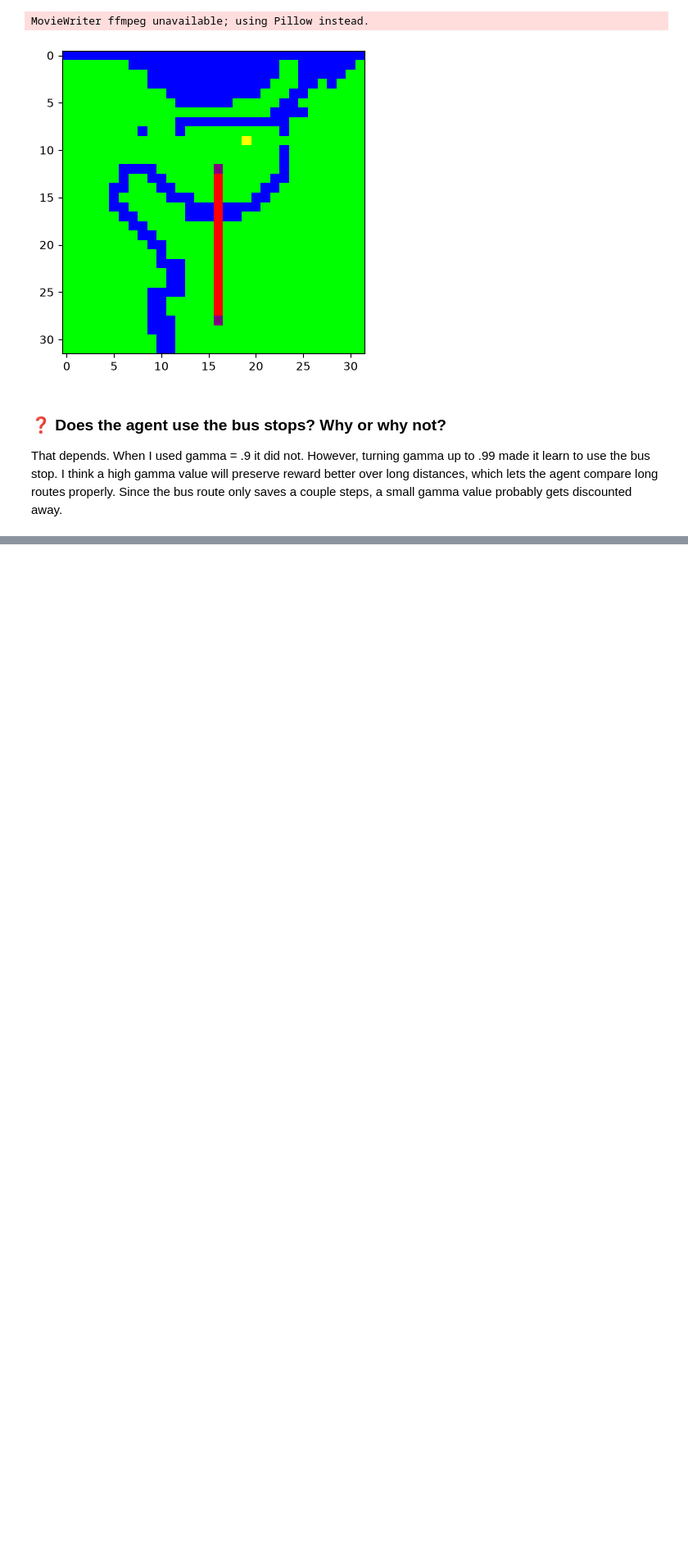
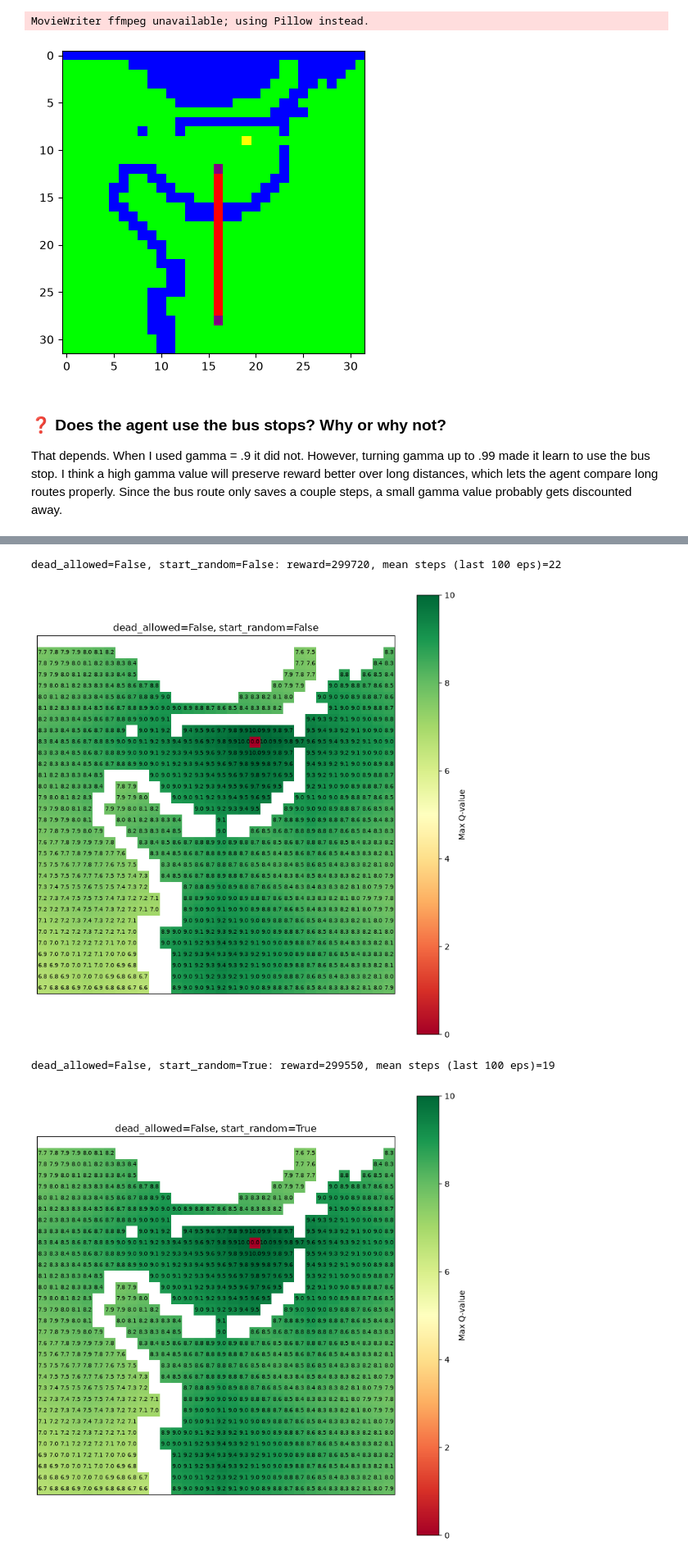
Before and after one commit to ffredz/TDT4172prosjekter, a Jupyter notebook: Project4/Project4_RL.ipynb, the cells around one changed output, grey strips where cells are left out. Shown at 82% size. Drawn from its saved outputs; the diff is of its cells as text; code cells hidden in the pictures; blank space fills up the shorter version.

```diff
--- a/Project4/Project4_RL.ipynb
+++ b/Project4/Project4_RL.ipynb
@@ -889,0 +896,28 @@ show_q_heatmap_littendretbare(env, q_table, title="med allow death")
+# %%
+
+import itertools
+
+for dead, rand in itertools.product([False, True], [False, True]):
+    env_c = TrondheimEnv(conf={
+        'env_image_path': 'image_TRD.png',
+        'dead_allowed': dead,
+        'start_random': rand,
+    })
+    env_c.verbose = False   # otherwise every step prints a message
+
+    q_c = np.zeros((int(np.prod(env_c.observation_space.shape)), env_c.action_space.n))
+    q_c, tot_reward, steps, _, _ = train_q_learning(
+        env_c, q_c, GAMMA, NUM_EPISODES, MAX_STEPS_PER_EPISODE,
+        MIN_EXPLORE_RATE, MIN_LEARNING_RATE
+    )
+
+    print(f"dead_allowed={dead}, start_random={rand}: "
+          f"reward={tot_reward}, mean steps (last 100 eps)={np.mean(steps[-100:]):.0f}")
+    show_q_heatmap_littendretbare(
+        env_c, q_c, title=f"dead_allowed={dead}, start_random={rand}"
+    )
+# %% [output]
+dead_allowed=False, start_random=False: reward=299720, mean steps (last 100 eps)=22
+[figure, added]
+dead_allowed=False, start_random=True: reward=299550, mean steps (last 100 eps)=19
+[figure, added]
```
Also changed, not shown: parts of 9 cells of this notebook.
